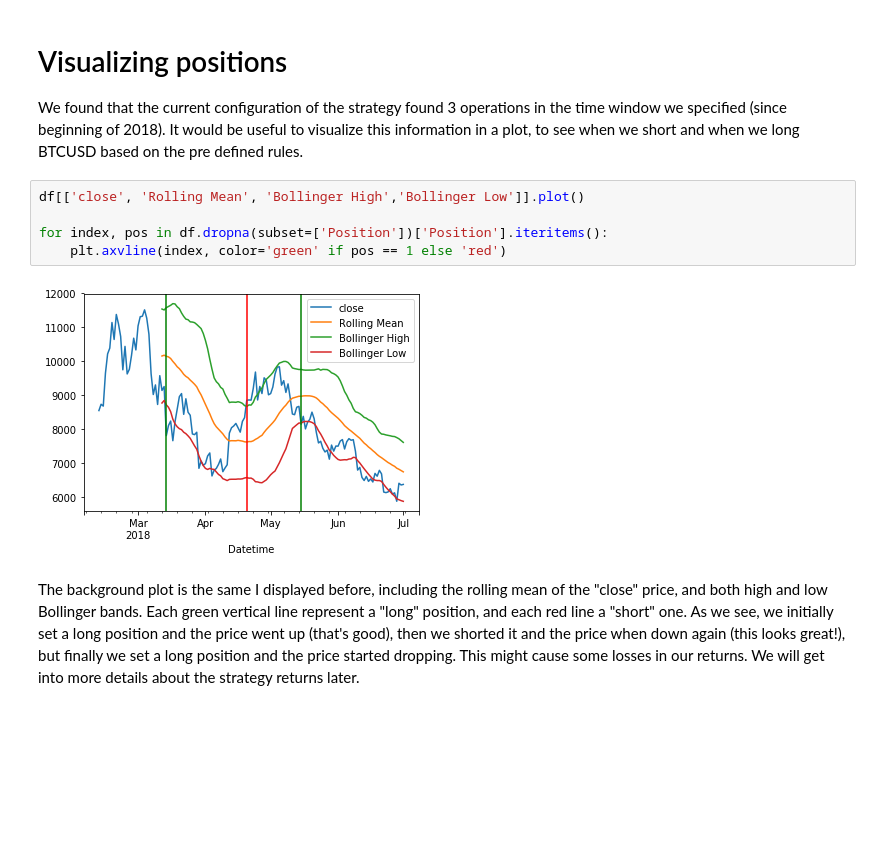
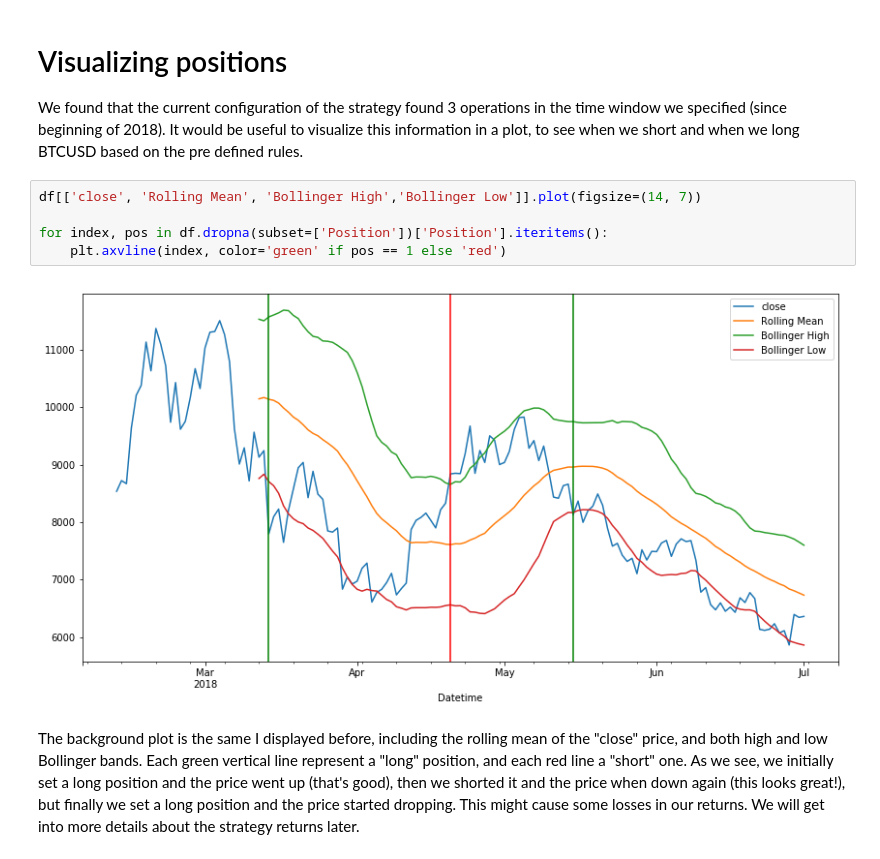
Before and after one commit to martinzugnoni/bollinger-bands-trading-analysis, a Jupyter notebook: Bollinger Bands Trading Analysis.ipynb, the cells around one changed output. Saved outputs shown, nothing was run; the diff lists cells and outputs as text; blank space fills up the shorter version.

Commit message:
Increase positions figsize

```diff
--- a/Bollinger Bands Trading Analysis.ipynb
+++ b/Bollinger Bands Trading Analysis.ipynb
@@ -125,12 +125,12 @@ df.dropna(subset=['Position'])
 We found that the current configuration of the strategy found 3 operations in the time window we specified (since beginning of 2018).
 It would be useful to visualize this information in a plot, to see when we short and when we long BTCUSD based on the pre defined rules.
 # %%
-df[['close', 'Rolling Mean', 'Bollinger High','Bollinger Low']].plot()
+df[['close', 'Rolling Mean', 'Bollinger High','Bollinger Low']].plot(figsize=(14, 7))
 
 for index, pos in df.dropna(subset=['Position'])['Position'].iteritems():
     plt.axvline(index, color='green' if pos == 1 else 'red')
 # %% [output]
-[figure, old version]
+[figure, new version]
 # %% [markdown]
 The background plot is the same I displayed before, including the rolling mean of the "close" price, and both high and low Bollinger bands.
 Each green vertical line represent a "long" position, and each red line a "short" one.
```
